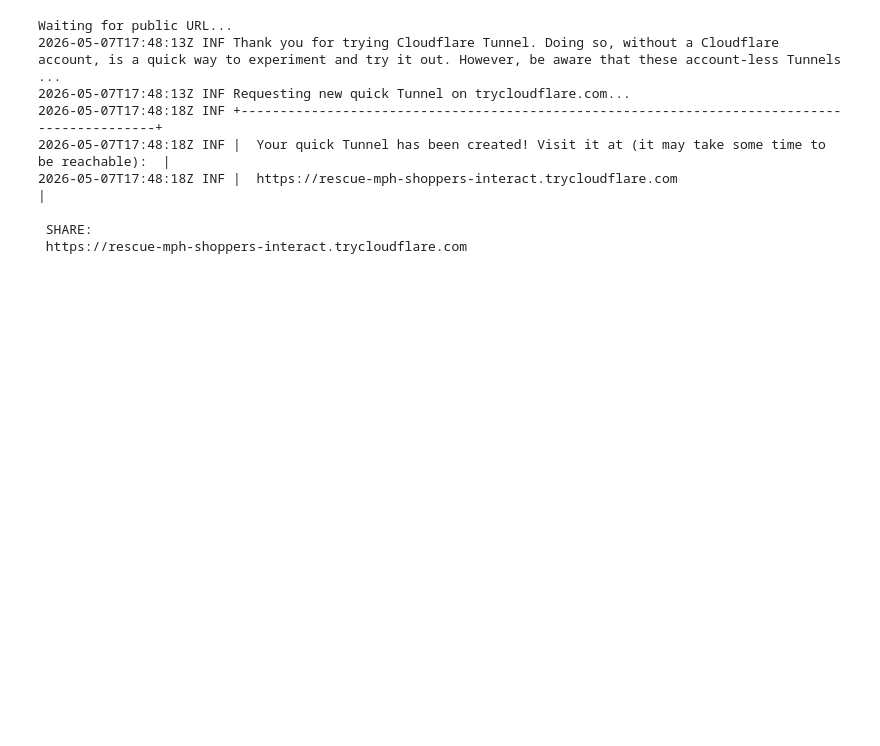
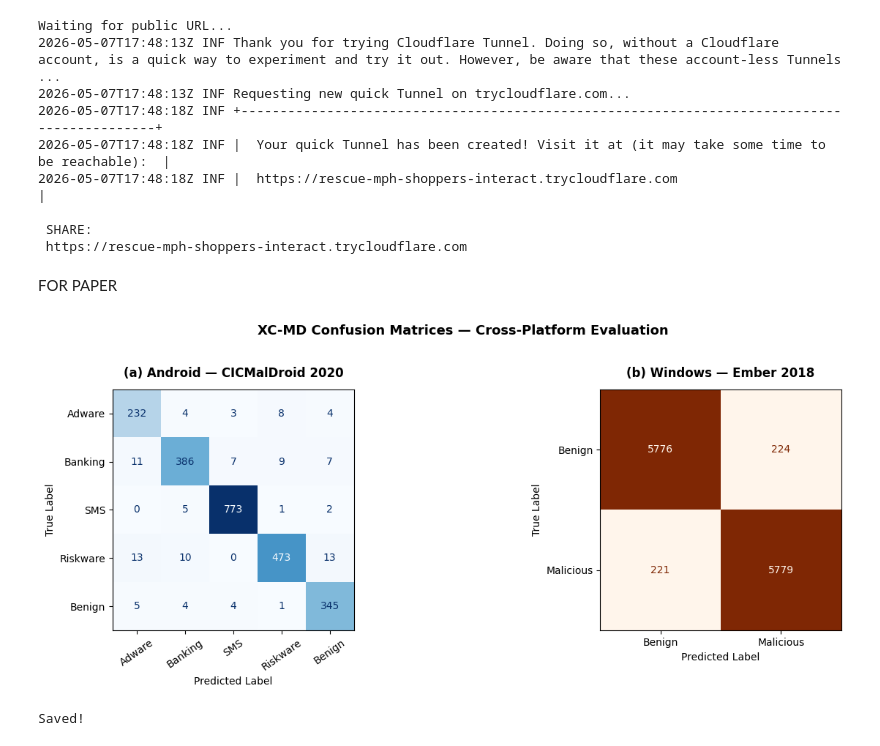
Before and after one commit to S-0120/XAI, a Jupyter notebook: XAI_Project.ipynb, the cells around one changed output. Drawn from its saved outputs; the diff is of its cells as text; code cells hidden in the pictures; blank space fills up the shorter version.

```diff
--- a/XAI_Project.ipynb
+++ b/XAI_Project.ipynb
@@ -2668,3 +2704,64 @@ Waiting for public URL...
 
  SHARE:
  https://rescue-mph-shoppers-interact.trycloudflare.com
+# %% [markdown]
+FOR PAPER
+# %%
+import numpy as np
+import matplotlib.pyplot as plt
+from sklearn.metrics import confusion_matrix, ConfusionMatrixDisplay
+import joblib
+import pandas as pd
+
+# ── Android predictions ────────────────────────────────
+meta_test_tuned = np.load(ANDROID_MODELS + 'meta_test_tuned.npy')
+y_test_android  = np.load(ANDROID_DATA + 'y_test_final.npy')
+lr_tuned        = joblib.load(ANDROID_MODELS + 'lr_meta_tuned.pkl')
+preds_android   = lr_tuned.predict(meta_test_tuned)
+
+# ── Windows predictions ────────────────────────────────
+X_test_w = pd.read_csv(WINDOWS_PREPROC + 'X_test_selected_new.csv')
+y_test_w  = pd.read_csv(WINDOWS_PREPROC + 'y_test_new.csv').values.flatten()
+
+rf_p  = rf_w.predict_proba(X_test_w)
+xgb_p = xgb_w.predict_proba(X_test_w)
+meta_w = np.column_stack([rf_p[:, 1], xgb_p[:, 1]])
+preds_windows = lr_w.predict(meta_w)
+
+# ── Plot combined figure ───────────────────────────────
+fig, axes = plt.subplots(1, 2, figsize=(14, 5))
+fig.patch.set_facecolor('white')
+
+# Android confusion matrix
+android_classes = ['Adware', 'Banking', 'SMS', 'Riskware', 'Benign']
+cm_android = confusion_matrix(y_test_android, preds_android)
+disp_android = ConfusionMatrixDisplay(cm_android,
+               display_labels=android_classes)
+disp_android.plot(ax=axes[0], colorbar=False, cmap='Blues')
+axes[0].set_title('(a) Android — CICMalDroid 2020',
+                   fontsize=12, fontweight='bold', pad=12)
+axes[0].tick_params(axis='x', rotation=35)
+axes[0].set_xlabel('Predicted Label', fontsize=10)
+axes[0].set_ylabel('True Label', fontsize=10)
+
+# Windows confusion matrix
+windows_classes = ['Benign', 'Malicious']
+cm_windows = confusion_matrix(y_test_w, preds_windows)
+disp_windows = ConfusionMatrixDisplay(cm_windows,
+               display_labels=windows_classes)
+disp_windows.plot(ax=axes[1], colorbar=False, cmap='Oranges')
+axes[1].set_title('(b) Windows — Ember 2018',
+                   fontsize=12, fontweight='bold', pad=12)
+axes[1].set_xlabel('Predicted Label', fontsize=10)
+axes[1].set_ylabel('True Label', fontsize=10)
+
+plt.suptitle('XC-MD Confusion Matrices — Cross-Platform Evaluation',
+             fontsize=13, fontweight='bold', y=1.02)
+plt.tight_layout()
+plt.savefig(CROSS_SAVE + 'combined_confusion_matrix.png',
+            dpi=150, bbox_inches='tight')
+plt.show()
+print("Saved!")
+# %% [output]
+[figure, added]
+Saved!
```
Also changed, not shown: parts of 2 cells of this notebook.
